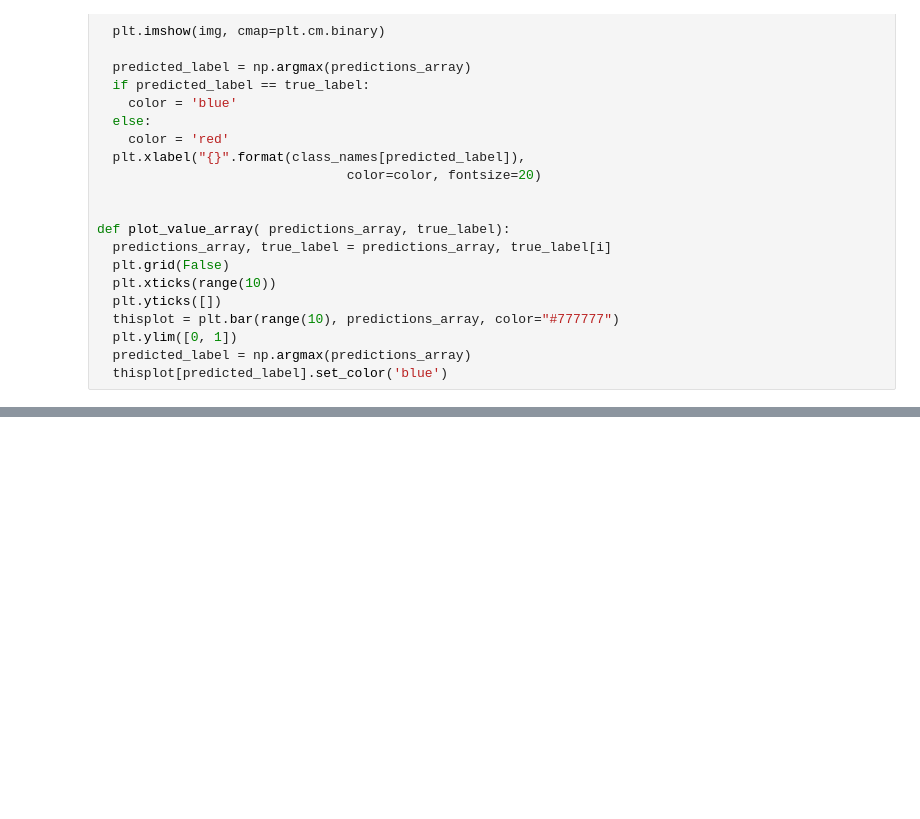
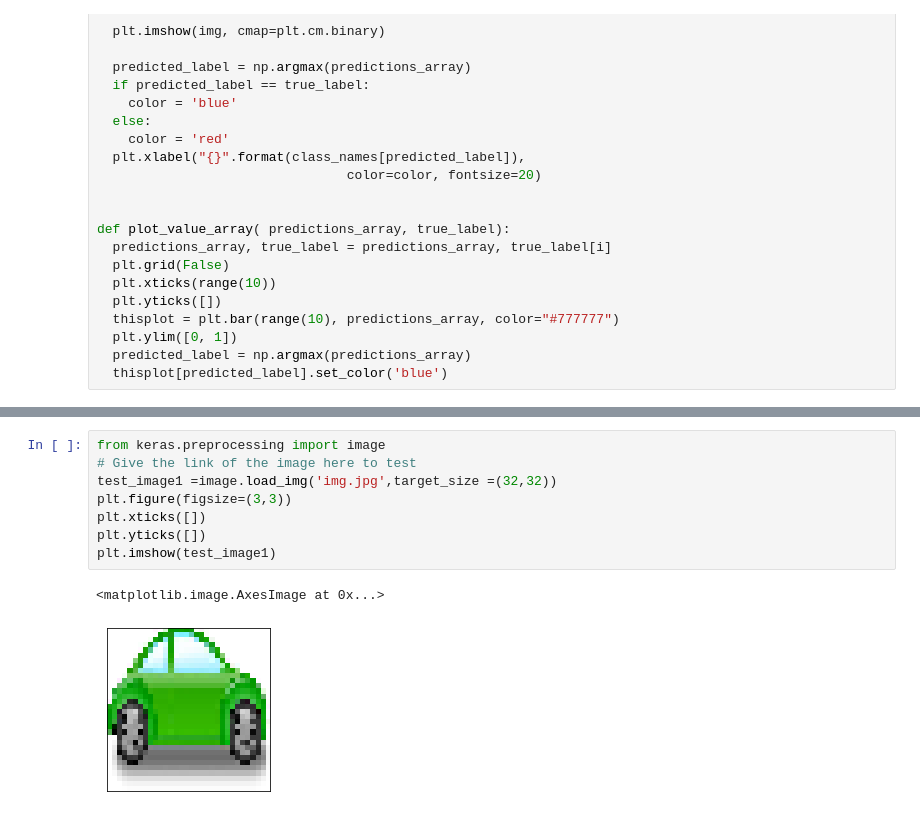
Before and after one commit to sushmithas99/Image-classification-using-CNN-with-CIFAR-10, a Jupyter notebook: cifar10.ipynb, the cells around one changed output, grey strips where cells are left out. Drawn from its saved outputs; the diff is of its cells as text; blank space fills up the shorter version.

```diff
--- a/cifar10.ipynb
+++ b/cifar10.ipynb
@@ -248,0 +251,11 @@ model.save('CIFAR_model.h5')
+# %%
+from keras.preprocessing import image
+# Give the link of the image here to test
+test_image1 =image.load_img('img.jpg',target_size =(32,32))
+plt.figure(figsize=(3,3))
+plt.xticks([])
+plt.yticks([])
+plt.imshow(test_image1)
+# %% [output]
+<matplotlib.image.AxesImage at 0x...>
+[figure, added]
```
Also changed, not shown: parts of 12 cells of this notebook.
